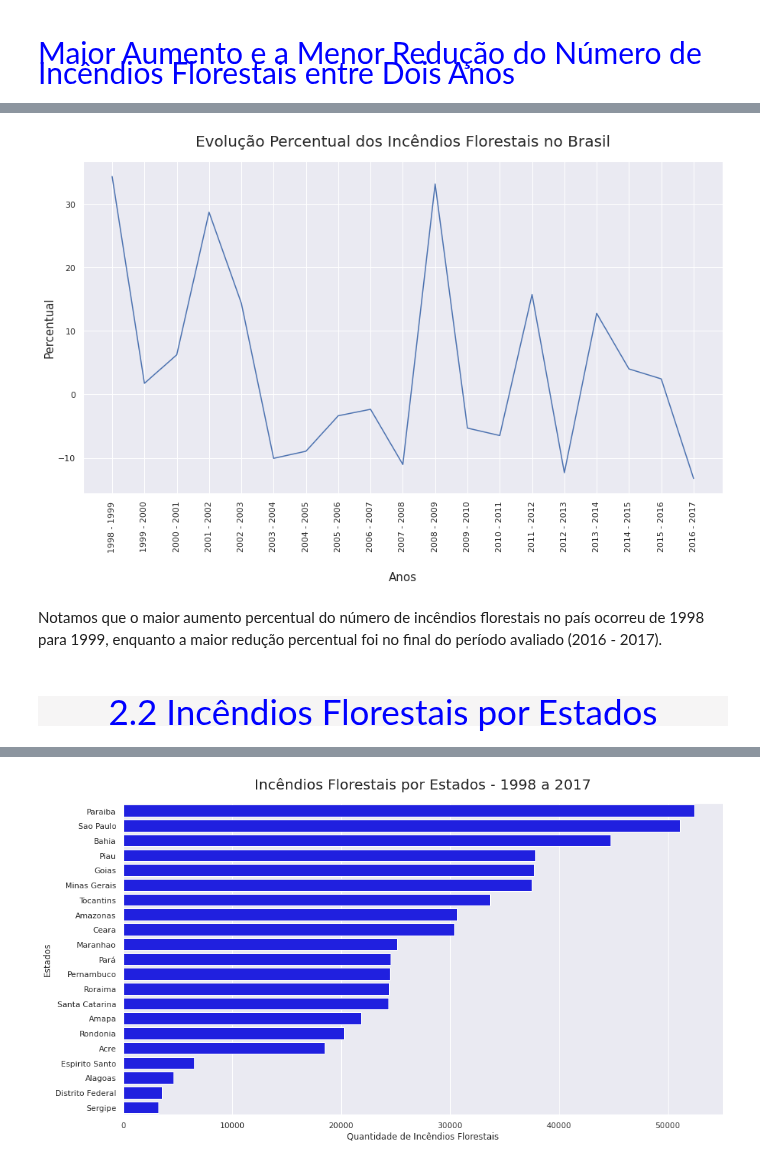
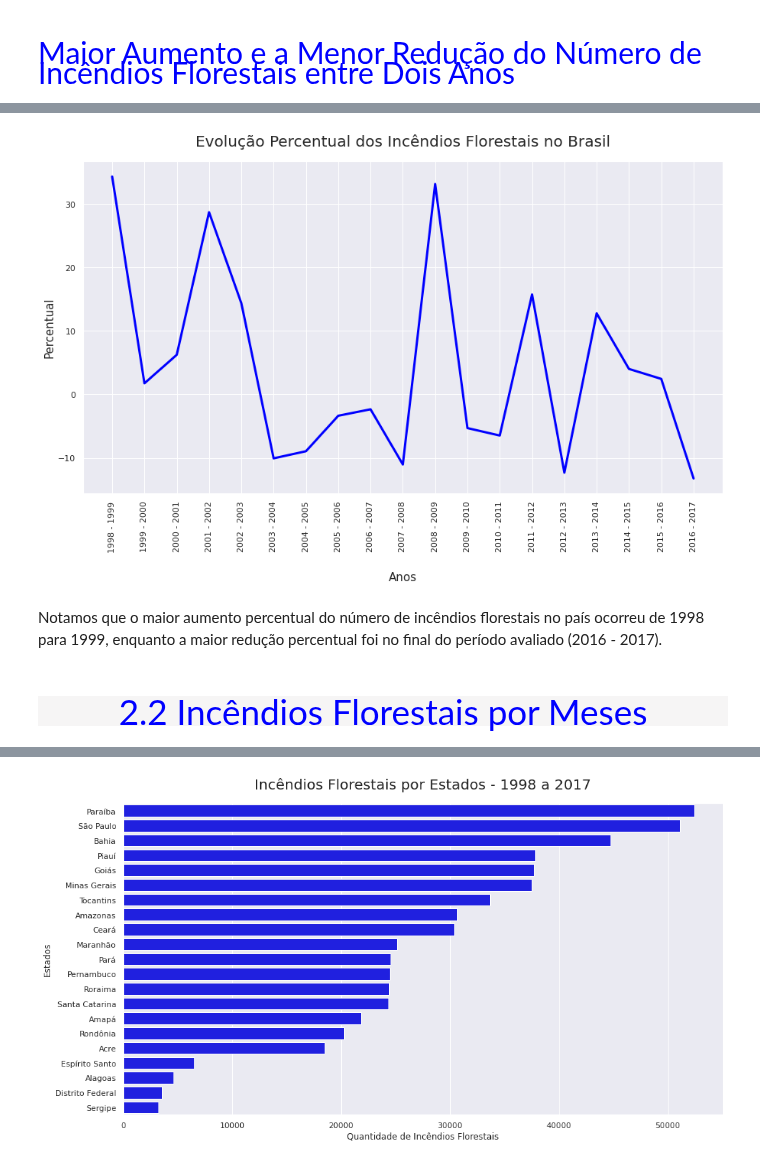
Before and after one commit to anibalfisico/Data-Science, a Jupyter notebook: inc-ndios-no-brasil.ipynb, the cells around one changed output, grey strips where cells are left out. Cells and saved outputs as stored; diff of their text form; code cells hidden in the pictures.

Commit message:
Kaggle Notebook | Incêndios Florestais no Brasil | Version 5

```diff
--- a/inc-ndios-no-brasil.ipynb
+++ b/inc-ndios-no-brasil.ipynb
@@ -133,0 +136,10 @@ Podemos notar que 'Mato Grosso' pode se referir tanto ao Mato Grosso do Sul quan
+# %%
+nome_state = ['Acre', 'Alagoas', 'Amapá', 'Amazonas', 'Bahia', 'Ceará',
+       'Distrito Federal', 'Espírito Santo', 'Goiás', 'Maranhão',
+       'Mato Grosso', 'Minas Gerais', 'Pará', 'Paraíba', 'Pernambuco',
+       'Piauí', 'Rio', 'Rondônia', 'Roraima', 'Santa Catarina',
+       'São Paulo', 'Sergipe', 'Tocantins']
+df_state = list(df.state.unique())
+
+state_dict = dict(zip(df_state, nome_state))
+state_dict
@@ -134,3 +164,5 @@ Podemos notar que 'Mato Grosso' pode se referir tanto ao Mato Grosso do Sul quan
+# %%
+df.state = df['state'].map(state_dict)
 # %%
 df_new = df.copy()
 df_new.drop(df[df.state =='Mato Grosso'].index, inplace = True)
@@ -225,28 +257,28 @@ Onde i representa o percentual de variação da grandeza avaliada.
 # %%
 percentual = []
 for i in range(df_year.shape[0]-1):
     percentual.append(100*(df_year.iloc[i+1].number_year - df_year.iloc[i].number_year)/df_year.iloc[i].number_year)
 
 maximo_percentual, minimo_percentual = max(percentual), min(percentual)
 
 lista_anos = df_year.year.unique()
 lista_anos = lista_anos.astype('str')
 nomes_colunas = []
 for i in range(len(lista_anos)-1):
     nomes_colunas.append(lista_anos[i]+' - '+lista_anos[i+1])
 
 _ = sns.set_style('whitegrid')
 _ = sns.set(rc={'figure.figsize':(15,8)})
-_ = sns.lineplot(x=nomes_colunas, y=percentual,palette='blues')
+_ = sns.lineplot(x=nomes_colunas, y=percentual,color='blue', lw=3)
 _ = plt.title('Evolução Percentual dos Incêndios Florestais no Brasil',size=20,pad=20)
 _ = plt.xlabel('Anos',labelpad=25,fontsize=15)
 _ = plt.ylabel('Percentual',fontsize=15)
 _ = plt.xticks(rotation= 90)
 # %% [output]
-[figure, old version]
+[figure, new version]
 # %% [markdown]
 Notamos que o maior aumento percentual do número de incêndios florestais no país ocorreu de 1998 para 1999, enquanto a maior redução percentual foi no final do período avaliado (2016 - 2017).
 # %% [markdown]
 <a id = '2.2'></a>
 
-<h2 style = "background-color: #f6f5f5; color : blue; font-size: 35px; font-family:garamond; font-weight: normal; border-radius: 100px 100px; text-align: center">2.2 Incêndios Florestais por Estados</h2>
+<h2 style = "background-color: #f6f5f5; color : blue; font-size: 35px; font-family:garamond; font-weight: normal; border-radius: 100px 100px; text-align: center">2.2 Incêndios Florestais por Meses</h2>
```
Also changed, not shown: parts of 16 cells of this notebook.
